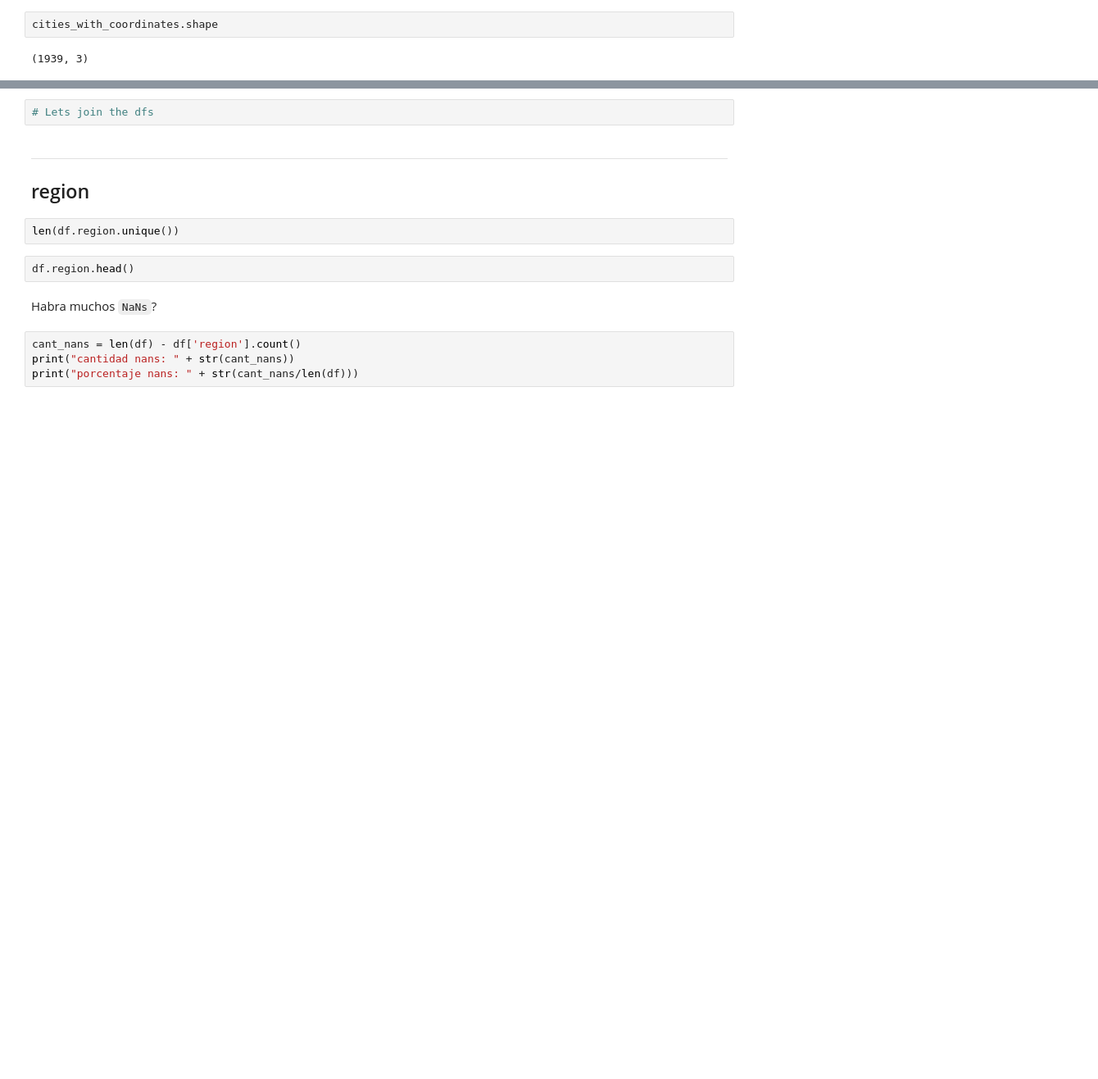
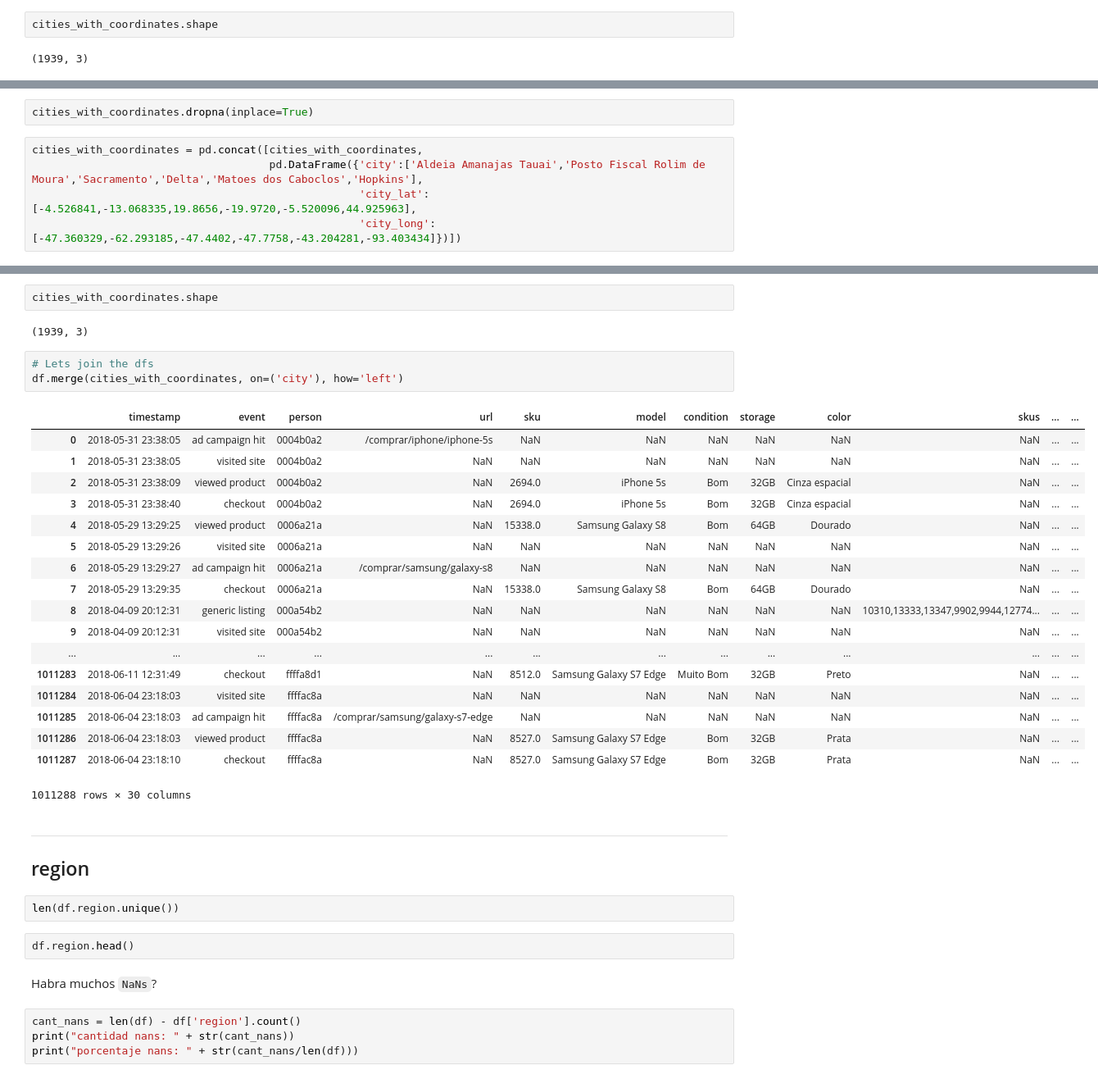
Before and after one commit to rozanecm/7506_OrganizacionDeDatos_TP1, a Jupyter notebook: tp1.ipynb, the cells around one changed output, grey strips where cells are left out. Shown at 82% size. Drawn from its saved outputs; the diff is of its cells as text; blank space fills up the shorter version.

Commit message:
coordinates merged to main dataframe

```diff
--- a/tp1.ipynb
+++ b/tp1.ipynb
@@ -556,0 +599,7 @@ df.head()
+# %%
+cities_with_coordinates.dropna(inplace=True)
+# %%
+cities_with_coordinates = pd.concat([cities_with_coordinates,
+                                     pd.DataFrame({'city':['Aldeia Amanajas Tauai','Posto Fiscal Rolim de Moura','Sacramento','Delta','Matoes dos Caboclos','Hopkins'],
+                                                   'city_lat':[-4.526841,-13.068335,19.8656,-19.9720,-5.520096,44.925963],
+                                                   'city_long':[-47.360329,-62.293185,-47.4402,-47.7758,-43.204281,-93.403434]})])
@@ -557,5 +614,29 @@ df.head()
+# %%
+cities_with_coordinates.shape
+# %% [output]
+(1939, 3)
 # %%
 # Lets join the dfs
+df.merge(cities_with_coordinates, on=('city'), how='left')
+# %% [output]
+|  | timestamp | event | person | url | sku | model | condition | storage | color | skus | ... | ... |
+| 0 | 2018-05-31 23:38:05 | ad campaign hit | 0004b0a2 | /comprar/iphone/iphone-5s | NaN | NaN | NaN | NaN | NaN | NaN | ... | ... |
+| 1 | 2018-05-31 23:38:05 | visited site | 0004b0a2 | NaN | NaN | NaN | NaN | NaN | NaN | NaN | ... | ... |
+| 2 | 2018-05-31 23:38:09 | viewed product | 0004b0a2 | NaN | 2694.0 | iPhone 5s | Bom | 32GB | Cinza espacial | NaN | ... | ... |
+| 3 | 2018-05-31 23:38:40 | checkout | 0004b0a2 | NaN | 2694.0 | iPhone 5s | Bom | 32GB | Cinza espacial | NaN | ... | ... |
+| 4 | 2018-05-29 13:29:25 | viewed product | 0006a21a | NaN | 15338.0 | Samsung Galaxy S8 | Bom | 64GB | Dourado | NaN | ... | ... |
+| 5 | 2018-05-29 13:29:26 | visited site | 0006a21a | NaN | NaN | NaN | NaN | NaN | NaN | NaN | ... | ... |
+| 6 | 2018-05-29 13:29:27 | ad campaign hit | 0006a21a | /comprar/samsung/galaxy-s8 | NaN | NaN | NaN | NaN | NaN | NaN | ... | ... |
+| 7 | 2018-05-29 13:29:35 | checkout | 0006a21a | NaN | 15338.0 | Samsung Galaxy S8 | Bom | 64GB | Dourado | NaN | ... | ... |
+| 8 | 2018-04-09 20:12:31 | generic listing | 000a54b2 | NaN | NaN | NaN | NaN | NaN | NaN | 10310,13333,13347,9902,9944,12774... | ... | ... |
+| 9 | 2018-04-09 20:12:31 | visited site | 000a54b2 | NaN | NaN | NaN | NaN | NaN | NaN | NaN | ... | ... |
+| ... | ... | ... | ... | ... | ... | ... | ... | ... | ... | ... | ... | ... |
+| 1011283 | 2018-06-11 12:31:49 | checkout | ffffa8d1 | NaN | 8512.0 | Samsung Galaxy S7 Edge | Muito Bom | 32GB | Preto | NaN | ... | ... |
+| 1011284 | 2018-06-04 23:18:03 | visited site | ffffac8a | NaN | NaN | NaN | NaN | NaN | NaN | NaN | ... | ... |
+| 1011285 | 2018-06-04 23:18:03 | ad campaign hit | ffffac8a | /comprar/samsung/galaxy-s7-edge | NaN | NaN | NaN | NaN | NaN | NaN | ... | ... |
+| 1011286 | 2018-06-04 23:18:03 | viewed product | ffffac8a | NaN | 8527.0 | Samsung Galaxy S7 Edge | Bom | 32GB | Prata | NaN | ... | ... |
+| 1011287 | 2018-06-04 23:18:10 | checkout | ffffac8a | NaN | 8527.0 | Samsung Galaxy S7 Edge | Bom | 32GB | Prata | NaN | ... | ... |
+1011288 rows × 30 columns
 # %% [markdown]
 ***
 ## region
```
Also changed, not shown: parts of 10 cells of this notebook.
